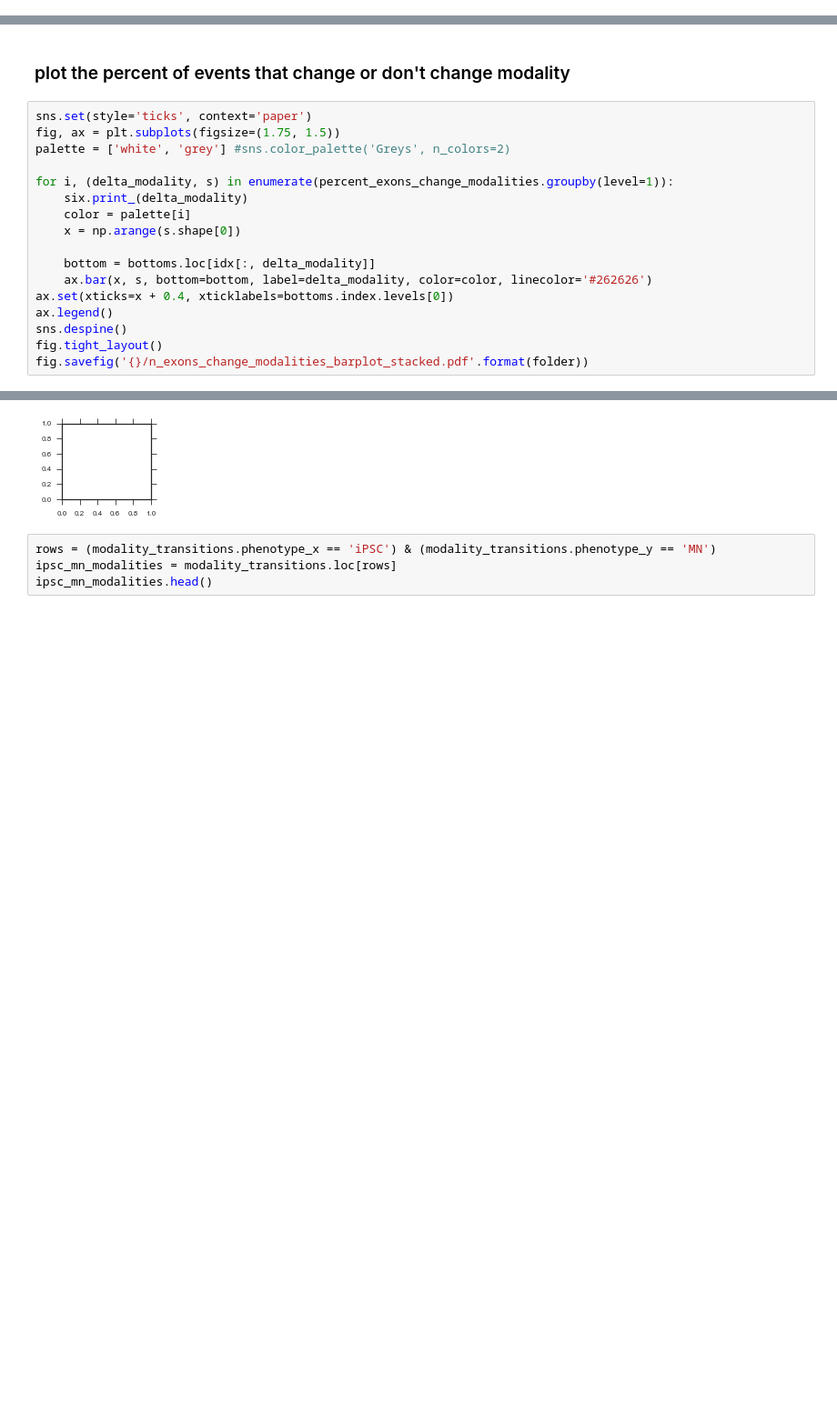
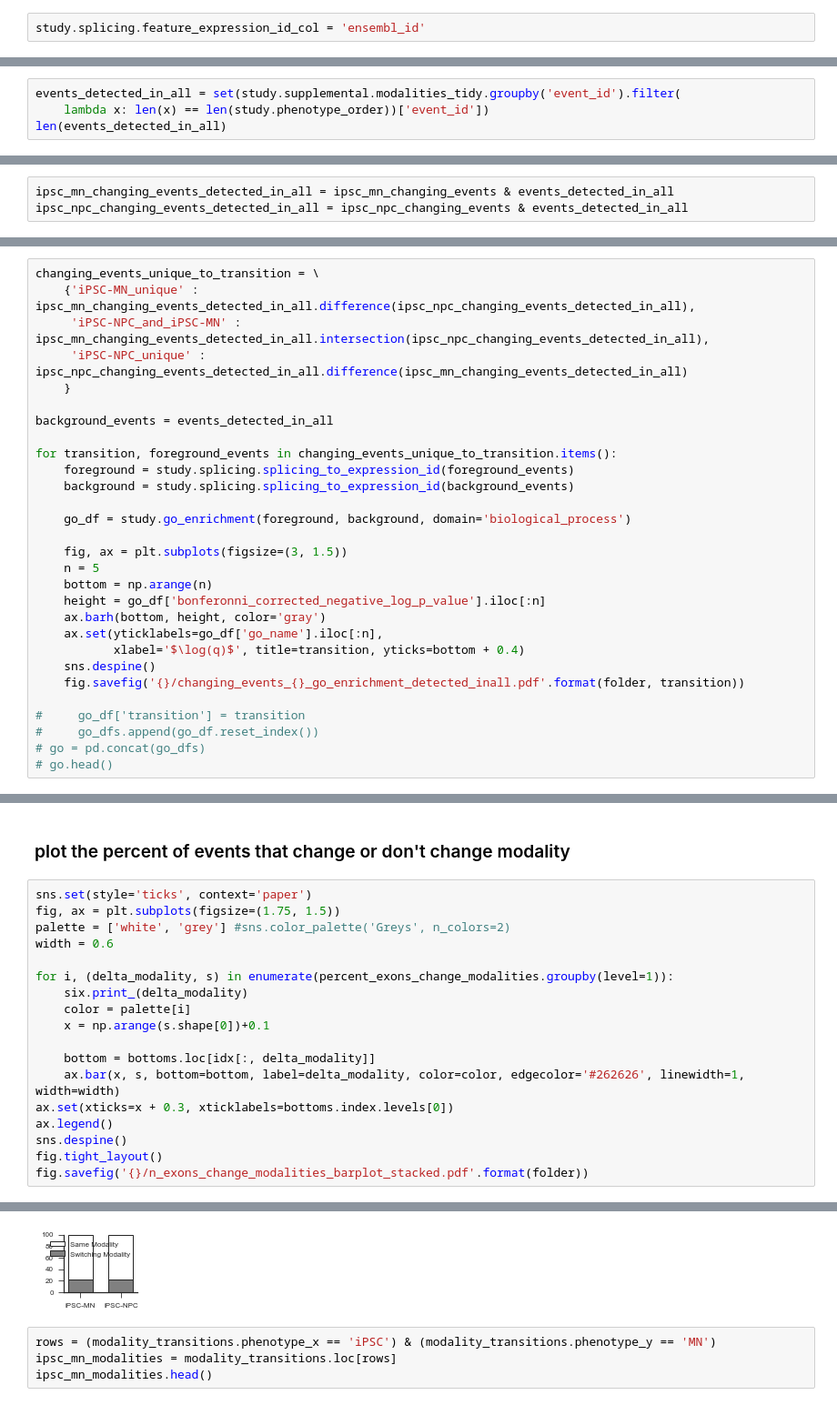
Before and after one commit to YeoLab/singlecell_pnm, a Jupyter notebook: 5._Figure_5/5.00_Figure_5A_modality_heatmap.ipynb, the cells around one changed output, grey strips where cells are left out. Shown at 91% size. Drawn from its saved outputs; the diff is of its cells as text; blank space fills up the shorter version.

Commit message:
add more figures?

```diff
--- a/5._Figure_5/5.00_Figure_5A_modality_heatmap.ipynb
+++ b/5._Figure_5/5.00_Figure_5A_modality_heatmap.ipynb
@@ -81,0 +105,2 @@ modality_transitions_subset.head()
+# %%
+study.splicing.feature_expression_id_col = 'ensembl_id'
@@ -81,0 +153,4 @@ modality_transitions_subset.head()
+# %%
+events_detected_in_all = set(study.supplemental.modalities_tidy.groupby('event_id').filter(
+    lambda x: len(x) == len(study.phenotype_order))['event_id'])
+len(events_detected_in_all)
@@ -81,0 +159,3 @@ modality_transitions_subset.head()
+# %%
+ipsc_mn_changing_events_detected_in_all = ipsc_mn_changing_events & events_detected_in_all
+ipsc_npc_changing_events_detected_in_all = ipsc_npc_changing_events & events_detected_in_all
@@ -81,0 +194,29 @@ modality_transitions_subset.head()
+# %%
+changing_events_unique_to_transition = \
+    {'iPSC-MN_unique' : ipsc_mn_changing_events_detected_in_all.difference(ipsc_npc_changing_events_detected_in_all),
+     'iPSC-NPC_and_iPSC-MN' : ipsc_mn_changing_events_detected_in_all.intersection(ipsc_npc_changing_events_detected_in_all),
+     'iPSC-NPC_unique' : ipsc_npc_changing_events_detected_in_all.difference(ipsc_mn_changing_events_detected_in_all)
+    }
+
+background_events = events_detected_in_all
+
+for transition, foreground_events in changing_events_unique_to_transition.items():
+    foreground = study.splicing.splicing_to_expression_id(foreground_events)
+    background = study.splicing.splicing_to_expression_id(background_events)
+
+    go_df = study.go_enrichment(foreground, background, domain='biological_process')
+
+    fig, ax = plt.subplots(figsize=(3, 1.5))
+    n = 5
+    bottom = np.arange(n)
+    height = go_df['bonferonni_corrected_negative_log_p_value'].iloc[:n]
+    ax.barh(bottom, height, color='gray')
+    ax.set(yticklabels=go_df['go_name'].iloc[:n],
+           xlabel='$\log(q)$', title=transition, yticks=bottom + 0.4)
+    sns.despine()
+    fig.savefig('{}/changing_events_{}_go_enrichment_detected_inall.pdf'.format(folder, transition))
+
+#     go_df['transition'] = transition
+#     go_dfs.append(go_df.reset_index())
+# go = pd.concat(go_dfs)
+# go.head()
@@ -138,15 +307,16 @@ Name: % AS Exons, dtype: float64
 sns.set(style='ticks', context='paper')
 fig, ax = plt.subplots(figsize=(1.75, 1.5))
 palette = ['white', 'grey'] #sns.color_palette('Greys', n_colors=2)
+width = 0.6
 
 for i, (delta_modality, s) in enumerate(percent_exons_change_modalities.groupby(level=1)):
     six.print_(delta_modality)
     color = palette[i]
-    x = np.arange(s.shape[0])
+    x = np.arange(s.shape[0])+0.1
 
     bottom = bottoms.loc[idx[:, delta_modality]]
-    ax.bar(x, s, bottom=bottom, label=delta_modality, color=color, linecolor='#262626')
-ax.set(xticks=x + 0.4, xticklabels=bottoms.index.levels[0])
+    ax.bar(x, s, bottom=bottom, label=delta_modality, color=color, edgecolor='#262626', linewidth=1, width=width)
+ax.set(xticks=x + 0.3, xticklabels=bottoms.index.levels[0])
 ax.legend()
 sns.despine()
 fig.tight_layout()
@@ -157,4 +327,4 @@ AttributeError: Unknown property linecolor
-[figure, old version]
+[figure, new version]
 # %%
 rows = (modality_transitions.phenotype_x == 'iPSC') & (modality_transitions.phenotype_y == 'MN')
 ipsc_mn_modalities = modality_transitions.loc[rows]
```
Also changed, not shown: parts of 18 cells of this notebook, 27 other files.
